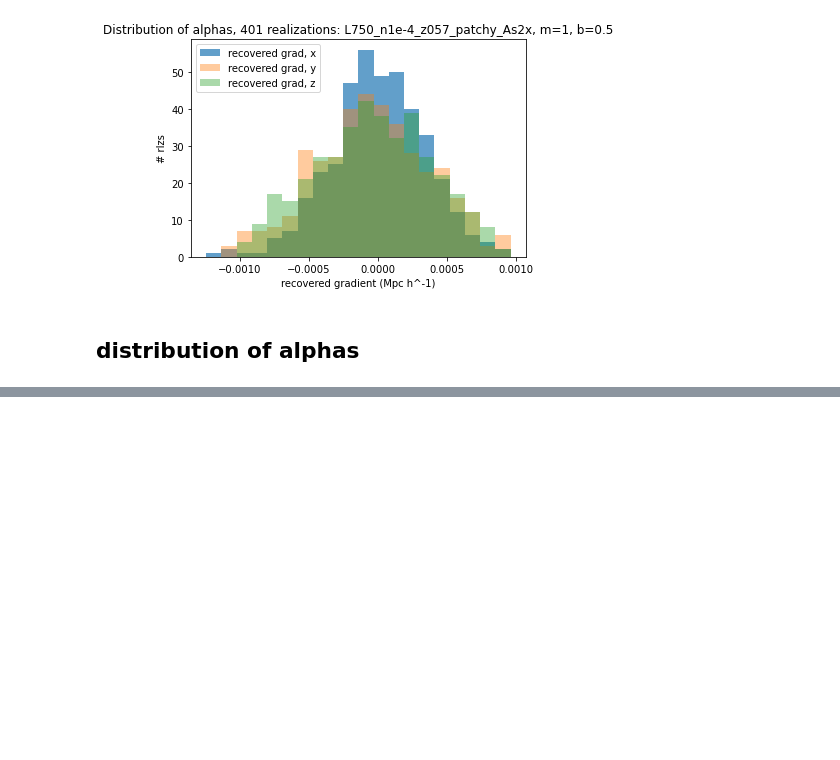
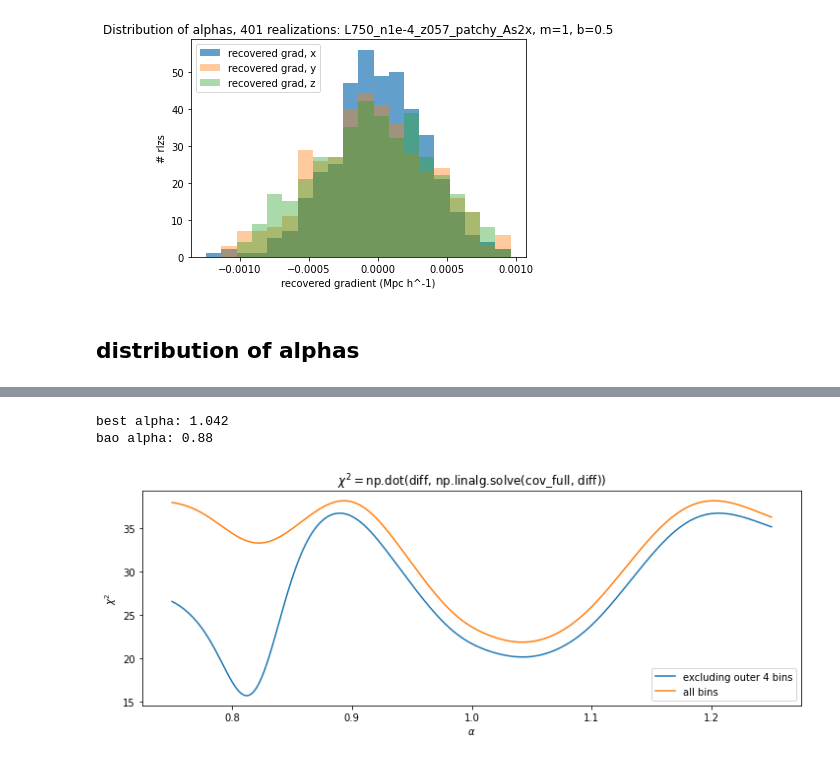
Before and after one commit to abbyw24/CFE_gradients, a Jupyter notebook: notebooks/fourparam_fit.ipynb, the cells around one changed output, grey strips where cells are left out. Saved outputs shown, nothing was run; the diff lists cells and outputs as text; code cells hidden in the pictures; blank space fills up the shorter version.

```diff
--- a/notebooks/fourparam_fit.ipynb
+++ b/notebooks/fourparam_fit.ipynb
@@ -559,0 +660,48 @@ plt.legend()
+# %%
+# new covariance matrix ?
+xi_lss_cut = np.empty((nmocks, nbins_cut))
+for rlz in range(nmocks):
+    ls_results = np.load(os.path.join(data_dir, f'lognormal/xi/ls/{cat_tag}/xi_ls_3x_{cat_tag}_rlz{rlz}_lognormal.npy'), allow_pickle=True)
+
+    r_avg_cut = ls_results[0][cut_size:nbins-cut_size]
+    xi_lss_cut[rlz] = ls_results[1][cut_size:nbins-cut_size]
+
+cov_cut = np.cov(xi_lss_cut.T)
+# %%
+# performing the fit
+
+alpha_grid = np.linspace(0.75, 1.25, 501)
+xi_fits = np.empty((len(alpha_grid), nbins))
+xi_fits_cut = np.empty((len(alpha_grid), nbins_cut))
+chi_squareds_cut = np.ones(len(alpha_grid))
+chi_squareds = np.ones(len(alpha_grid))
+for i in range(len(alpha_grid)):
+    # excluding bins
+    xi_fit_cut, M_cut = fit_to_cf_model(alpha_grid[i], xi_ls_cut, r_avg_cut, cov_cut)
+    xi_fits_cut[i] = xi_fit_cut
+    diff_cut = xi_ls_cut - xi_fit_cut
+    chi_squared_cut = np.dot(diff_cut, np.linalg.solve(cov_cut, diff_cut))
+    chi_squareds_cut[i] = chi_squared_cut
+
+    # full bins
+    xi_fit, M = fit_to_cf_model(alpha_grid[i], xi_ls, r_avg, cov)
+    xi_fits[i] = xi_fit
+    diff = xi_ls - xi_fit
+    chi_squared = np.dot(diff, np.linalg.solve(cov, diff))
+    chi_squareds[i] = chi_squared
+# %%
+# plot chi_squareds as a function of alpha
+fig, ax = plt.subplots(figsize=(12,4))
+
+ax.plot(alpha_grid, chi_squareds_cut, label=f'excluding outer {2*cut_size} bins')
+ax.plot(alpha_grid, chi_squareds, label=f'all bins')
+ax.set_title(f'$\chi^2 = $np.dot(diff, np.linalg.solve(cov_full, diff))')
+ax.set(xlabel=r'$\alpha$', ylabel=r'$\chi^2$')
+plt.legend()
+
+print(f"best alpha: {alpha_grid[chi_squareds.argmin()]}")
+print("bao alpha: {:.2f}".format(bao_alpha))
+# %% [output]
+best alpha: 1.042
+bao alpha: 0.88
+[figure, added]
```
Also changed, not shown: parts of 24 cells of this notebook, 8 other files.
